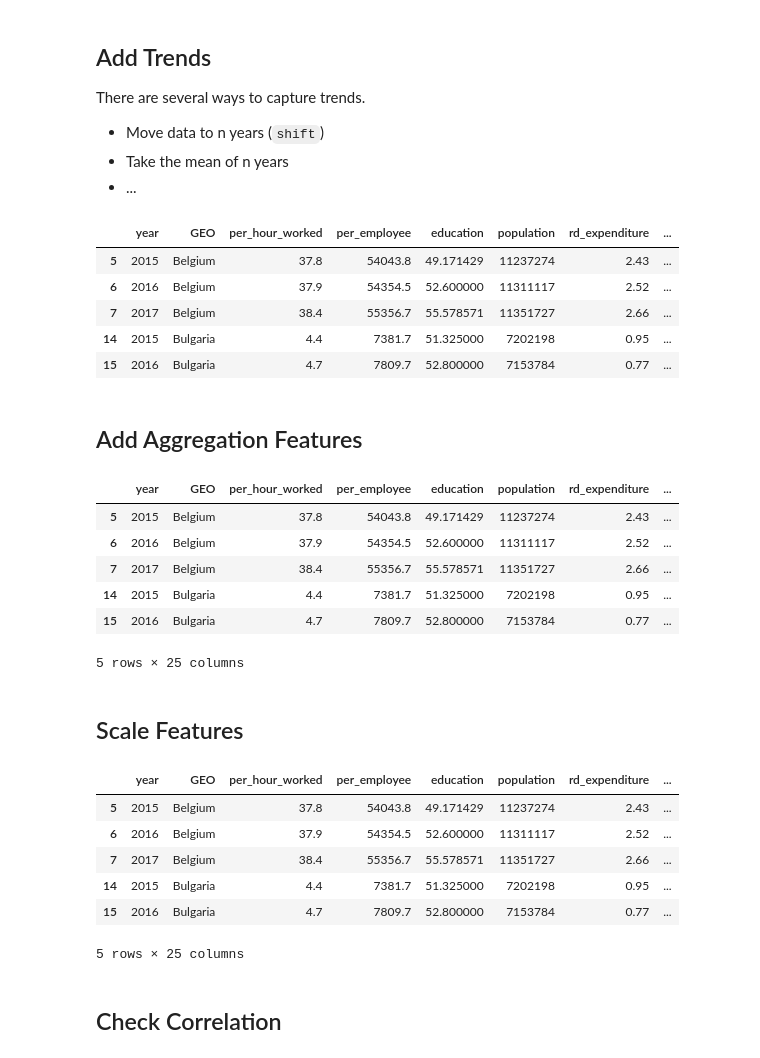
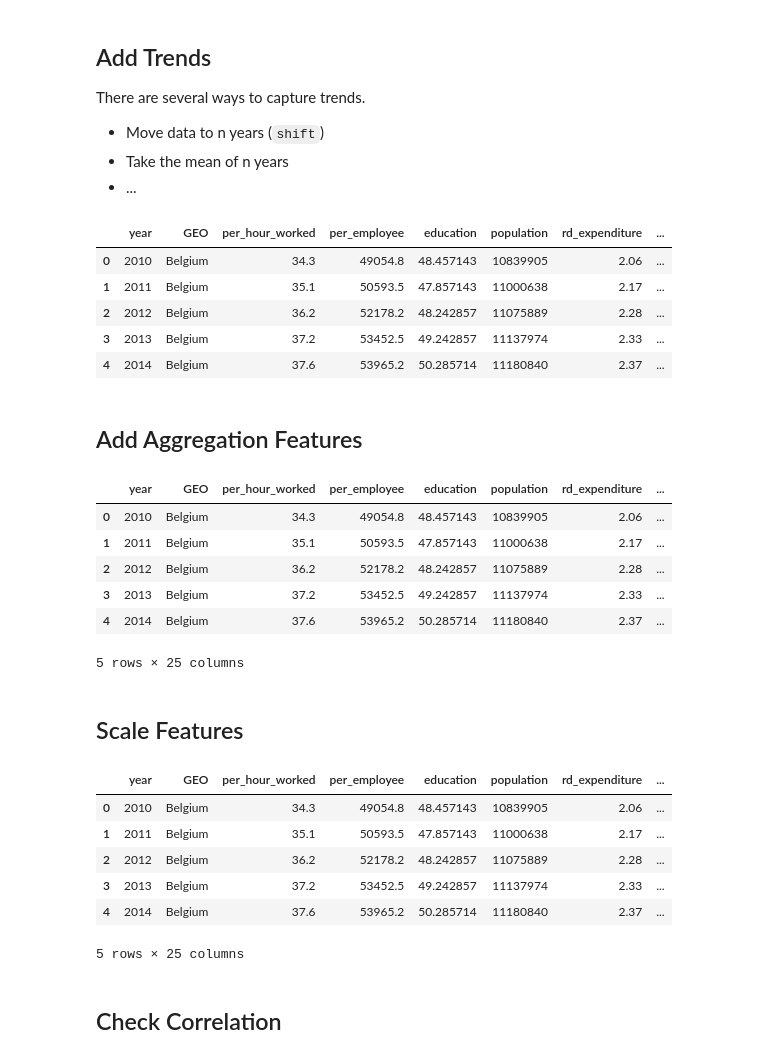
Before and after one commit to ADS-Group-15/eu-productivity-modeling, a Jupyter notebook: notebooks/models.ipynb, the cells around one changed output. Saved outputs shown, nothing was run; the diff lists cells and outputs as text; code cells hidden in the pictures.

```diff
--- a/notebooks/models.ipynb
+++ b/notebooks/models.ipynb
@@ -59,0 +26,5 @@ array([2010, 2011, 2012, 2013, 2014, 2015, 2016, 2017])
+# %%
+# See: ../src/data/make_dataset.py
+merged_df = pd.read_csv('../data/interim/merged.csv')
+print(merged_df['year'].unique())
+merged_df.head()
@@ -62,23 +41,22 @@ array([2010, 2011, 2012, 2013, 2014, 2015, 2016, 2017])
 # %%
 train_size = 0.7
 
-years = raw_df['year'].unique()
+years = merged_df['year'].unique()
 years = sorted(years)
 pivot = int(len(years) * train_size)
-index = [i for i in range(len(years))]
 train_index = years[:pivot]
 test_index = years[pivot:]
 
-train = raw_df[raw_df['year'].isin(train_index)]
-test = raw_df[raw_df['year'].isin(test_index)]
+train_df = merged_df[merged_df['year'].isin(train_index)]
+test_df = merged_df[merged_df['year'].isin(test_index)]
 
-train_temp = train[train['GEO'] == 'Denmark']
-test_temp = test[test['GEO'] == 'Denmark']
+train_temp = train_df[train_df['GEO'] == 'Denmark']
+test_temp = test_df[test_df['GEO'] == 'Denmark']
 sns.lineplot(data=train_temp, x='year', y='per_hour_worked', label='train')
 sns.lineplot(data=test_temp, x='year', y='per_hour_worked', label='test')
 plt.show()
 
-f'train shape: {train.shape}, test shape: {test.shape}'
+f'train shape: {train_df.shape}, test shape: {test_df.shape}'
 # %% [output]
 [figure]
 'train shape: (170, 7), test shape: (102, 7)'
@@ -102,23 +69,26 @@ There are several ways to capture trends.
 - Take the mean of n years
 - ...
 # %%
+
+features = ['education', 'population', 'rd_expenditure']
+
 def add_trends(df):
     shift_range = [1,2]
     for feature in features:
         for shift in shift_range:
             df[f'{feature}_shift_{shift}'] = df.sort_values('year').groupby(['GEO'])[feature].shift(shift)
             df[f'{feature}_diff_{shift}'] = df[f'{feature}_shift_{shift}'] - df[feature]
 
-add_trends(train)
-add_trends(test)
-test.head()
+add_trends(train_df)
+add_trends(test_df)
+train_df.head()
 # %% [output]
 |  | year | GEO | per_hour_worked | per_employee | education | population | rd_expenditure | ... |
-| 5 | 2015 | Belgium | 37.8 | 54043.8 | 49.171429 | 11237274 | 2.43 | ... |
-| 6 | 2016 | Belgium | 37.9 | 54354.5 | 52.600000 | 11311117 | 2.52 | ... |
-| 7 | 2017 | Belgium | 38.4 | 55356.7 | 55.578571 | 11351727 | 2.66 | ... |
-| 14 | 2015 | Bulgaria | 4.4 | 7381.7 | 51.325000 | 7202198 | 0.95 | ... |
-| 15 | 2016 | Bulgaria | 4.7 | 7809.7 | 52.800000 | 7153784 | 0.77 | ... |
+| 0 | 2010 | Belgium | 34.3 | 49054.8 | 48.457143 | 10839905 | 2.06 | ... |
+| 1 | 2011 | Belgium | 35.1 | 50593.5 | 47.857143 | 11000638 | 2.17 | ... |
+| 2 | 2012 | Belgium | 36.2 | 52178.2 | 48.242857 | 11075889 | 2.28 | ... |
+| 3 | 2013 | Belgium | 37.2 | 53452.5 | 49.242857 | 11137974 | 2.33 | ... |
+| 4 | 2014 | Belgium | 37.6 | 53965.2 | 50.285714 | 11180840 | 2.37 | ... |
 # %% [markdown]
 ## Add Aggregation Features
 # %%
@@ -127,16 +97,16 @@ def aggregate(df):
         df[f'{feature}_mean'] = df.groupby(['GEO'])[feature].transform('mean')
         df[f'{feature}_sum'] = df.groupby(['GEO'])[feature].transform('sum')
 
-aggregate(train)
-aggregate(test)
-test.head()
+aggregate(train_df)
+aggregate(test_df)
+train_df.head()
 # %% [output]
 |  | year | GEO | per_hour_worked | per_employee | education | population | rd_expenditure | ... |
-| 5 | 2015 | Belgium | 37.8 | 54043.8 | 49.171429 | 11237274 | 2.43 | ... |
-| 6 | 2016 | Belgium | 37.9 | 54354.5 | 52.600000 | 11311117 | 2.52 | ... |
-| 7 | 2017 | Belgium | 38.4 | 55356.7 | 55.578571 | 11351727 | 2.66 | ... |
-| 14 | 2015 | Bulgaria | 4.4 | 7381.7 | 51.325000 | 7202198 | 0.95 | ... |
-| 15 | 2016 | Bulgaria | 4.7 | 7809.7 | 52.800000 | 7153784 | 0.77 | ... |
+| 0 | 2010 | Belgium | 34.3 | 49054.8 | 48.457143 | 10839905 | 2.06 | ... |
+| 1 | 2011 | Belgium | 35.1 | 50593.5 | 47.857143 | 11000638 | 2.17 | ... |
+| 2 | 2012 | Belgium | 36.2 | 52178.2 | 48.242857 | 11075889 | 2.28 | ... |
+| 3 | 2013 | Belgium | 37.2 | 53452.5 | 49.242857 | 11137974 | 2.33 | ... |
+| 4 | 2014 | Belgium | 37.6 | 53965.2 | 50.285714 | 11180840 | 2.37 | ... |
 5 rows × 25 columns
 # %% [markdown]
 ## Scale Features
@@ -167,14 +137,14 @@ def scale(df):
         scaler = StandardScaler()
         df[column] = scaler.fit_transform(df[[column]])
 
-scale(train)
-scale(test)
-test.head()
+scale(train_df)
+scale(test_df)
+train_df.head()
 # %% [output]
 |  | year | GEO | per_hour_worked | per_employee | education | population | rd_expenditure | ... |
-| 5 | 2015 | Belgium | 37.8 | 54043.8 | 49.171429 | 11237274 | 2.43 | ... |
-| 6 | 2016 | Belgium | 37.9 | 54354.5 | 52.600000 | 11311117 | 2.52 | ... |
-| 7 | 2017 | Belgium | 38.4 | 55356.7 | 55.578571 | 11351727 | 2.66 | ... |
-| 14 | 2015 | Bulgaria | 4.4 | 7381.7 | 51.325000 | 7202198 | 0.95 | ... |
-| 15 | 2016 | Bulgaria | 4.7 | 7809.7 | 52.800000 | 7153784 | 0.77 | ... |
+| 0 | 2010 | Belgium | 34.3 | 49054.8 | 48.457143 | 10839905 | 2.06 | ... |
+| 1 | 2011 | Belgium | 35.1 | 50593.5 | 47.857143 | 11000638 | 2.17 | ... |
+| 2 | 2012 | Belgium | 36.2 | 52178.2 | 48.242857 | 11075889 | 2.28 | ... |
+| 3 | 2013 | Belgium | 37.2 | 53452.5 | 49.242857 | 11137974 | 2.33 | ... |
+| 4 | 2014 | Belgium | 37.6 | 53965.2 | 50.285714 | 11180840 | 2.37 | ... |
 5 rows × 25 columns
```
Also changed, not shown: parts of 17 cells of this notebook, 3 other files.
